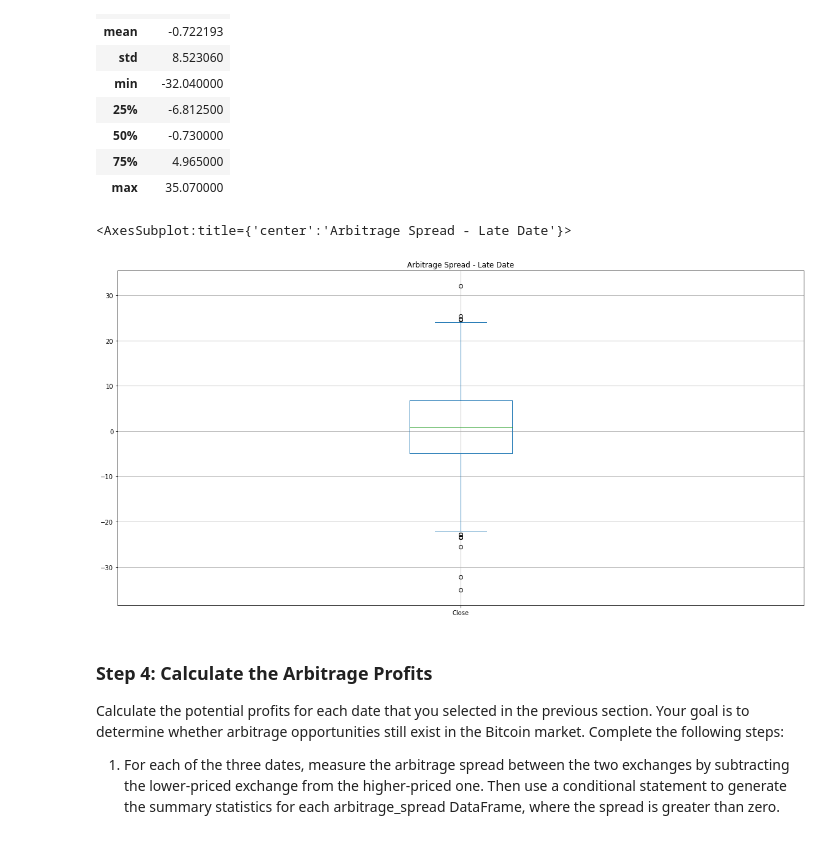
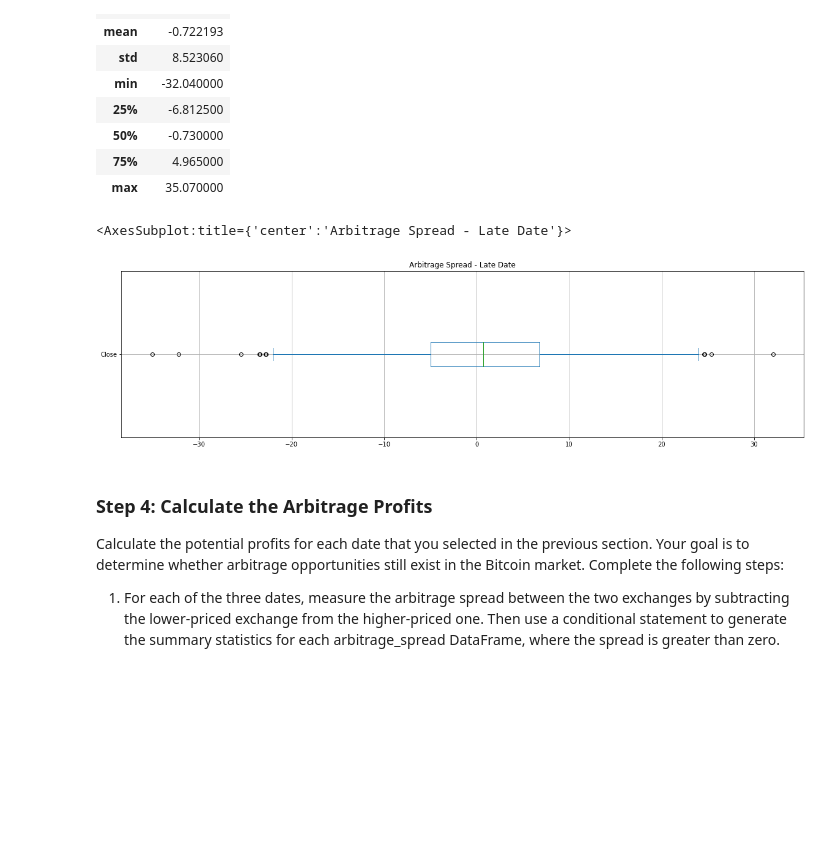
Before and after one commit to msashokkumar/03_crypto_arbitrage, a Jupyter notebook: crypto_arbitrage.ipynb, the cells around one changed output. Drawn from its saved outputs; the diff is of its cells as text; code cells hidden in the pictures; blank space fills up the shorter version.

```diff
--- a/crypto_arbitrage.ipynb
+++ b/crypto_arbitrage.ipynb
@@ -464,10 +464,11 @@ arbitrage_spread_late.describe()
 | max | 35.070000 |
 # %%
 # Visualize the arbitrage spread from late in the dataset in a box plot
-arbitrage_spread_late.plot(kind='box', title='Arbitrage Spread - Late Date', figsize=(20,10), grid=True)
+
+arbitrage_spread_late.plot(kind='box', title='Arbitrage Spread - Late Date', figsize=(20,5), grid=True, vert=False)
 # %% [output]
 <AxesSubplot:title={'center':'Arbitrage Spread - Late Date'}>
-[figure, old version]
+[figure, new version]
 # %% [markdown]
 ### Step 4: Calculate the Arbitrage Profits
 
```
Also changed, not shown: parts of 10 cells of this notebook.
